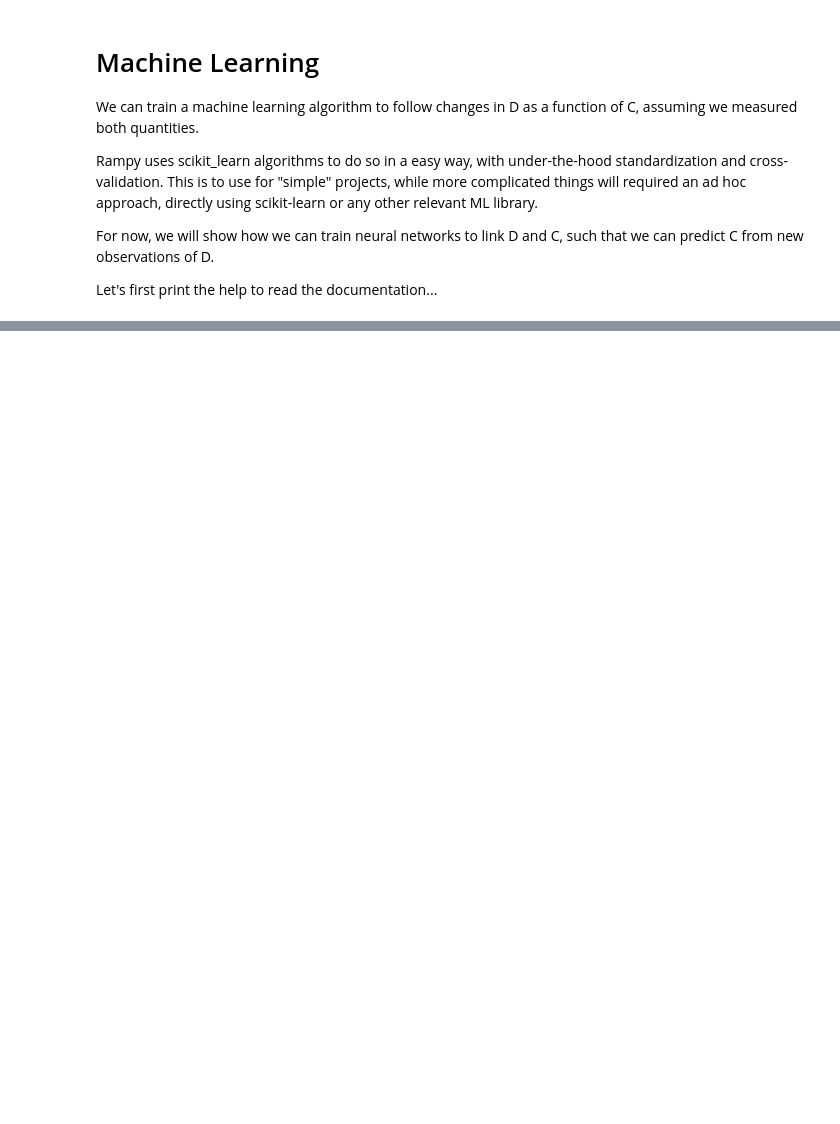
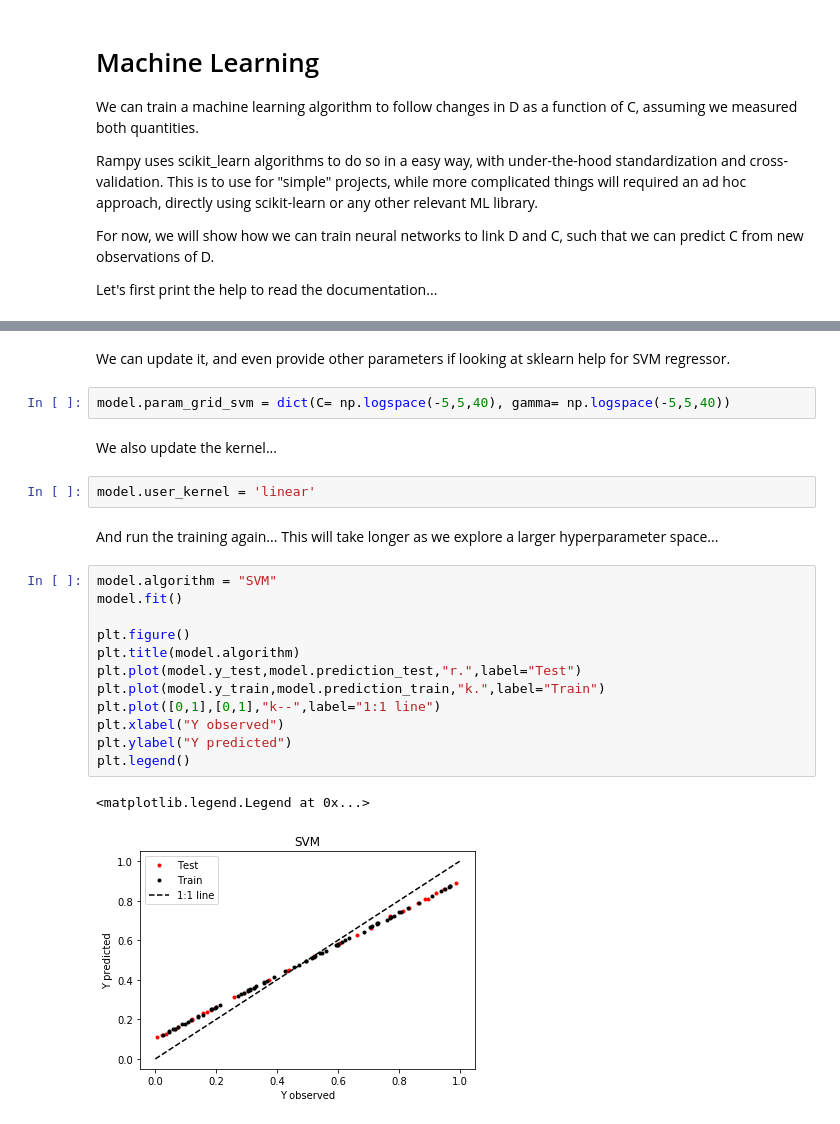
Before and after one commit to charlesll/rampy, a Jupyter notebook: examples/Machine Learning Regression.ipynb, the cells around one changed output, grey strips where cells are left out. Cells and saved outputs as stored; diff of their text form; blank space fills up the shorter version.

```diff
--- a/examples/Machine Learning Regression.ipynb
+++ b/examples/Machine Learning Regression.ipynb
@@ -327,0 +392,25 @@ plt.plot(model.y_test,model.prediction_test)
+# %% [markdown]
+We can update it, and even provide other parameters if looking at sklearn help for SVM regressor.
+# %%
+model.param_grid_svm = dict(C= np.logspace(-5,5,40), gamma= np.logspace(-5,5,40))
+# %% [markdown]
+We also update the kernel...
+# %%
+model.user_kernel = 'linear'
+# %% [markdown]
+And run the training again... This will take longer as we explore a larger hyperparameter space...
+# %%
+model.algorithm = "SVM"
+model.fit()
+
+plt.figure()
+plt.title(model.algorithm)
+plt.plot(model.y_test,model.prediction_test,"r.",label="Test")
+plt.plot(model.y_train,model.prediction_train,"k.",label="Train")
+plt.plot([0,1],[0,1],"k--",label="1:1 line")
+plt.xlabel("Y observed")
+plt.ylabel("Y predicted")
+plt.legend()
+# %% [output]
+<matplotlib.legend.Legend at 0x...>
+[figure, added]
```
Also changed, not shown: parts of 38 cells of this notebook, 1 other file.
